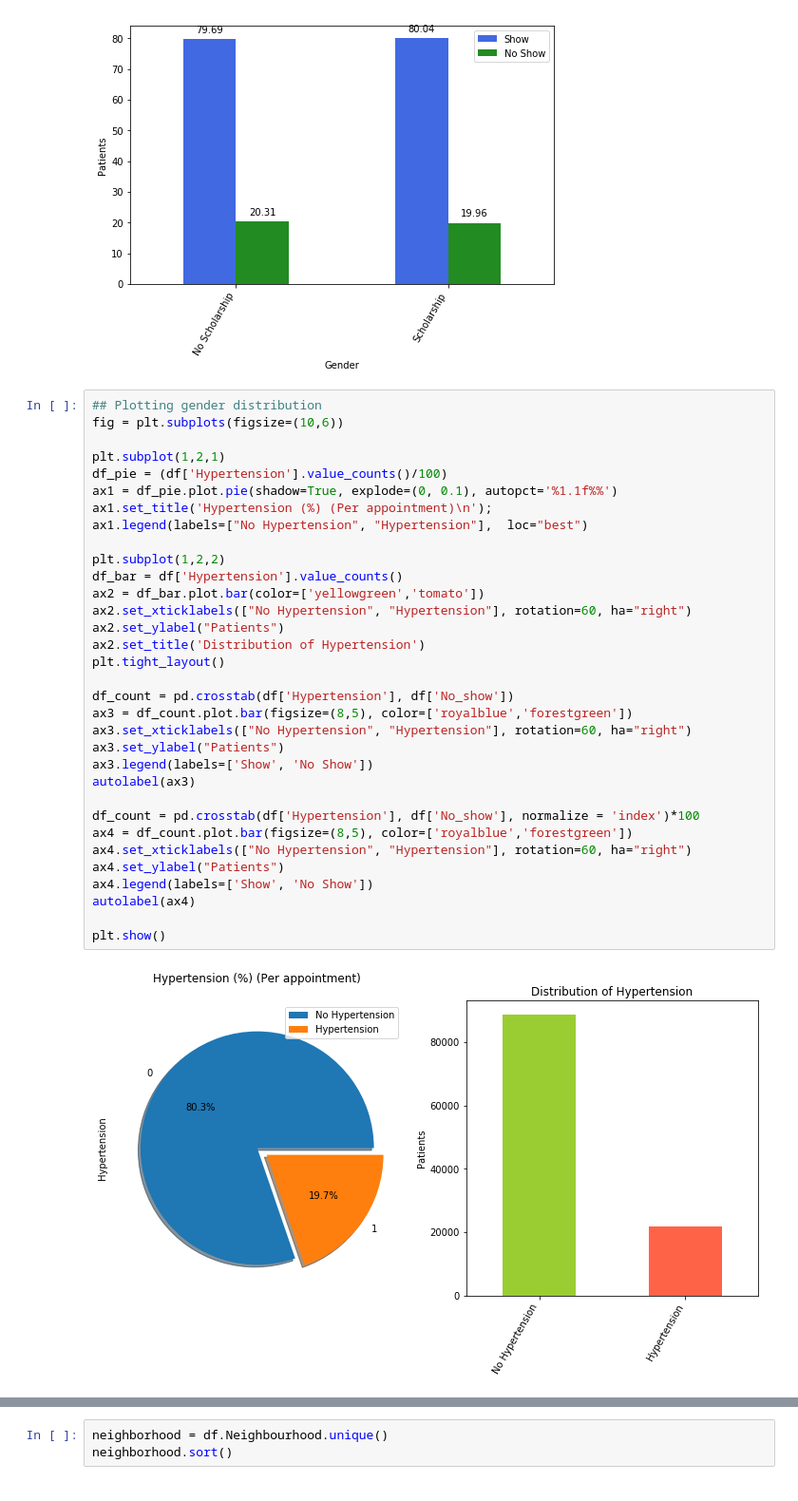
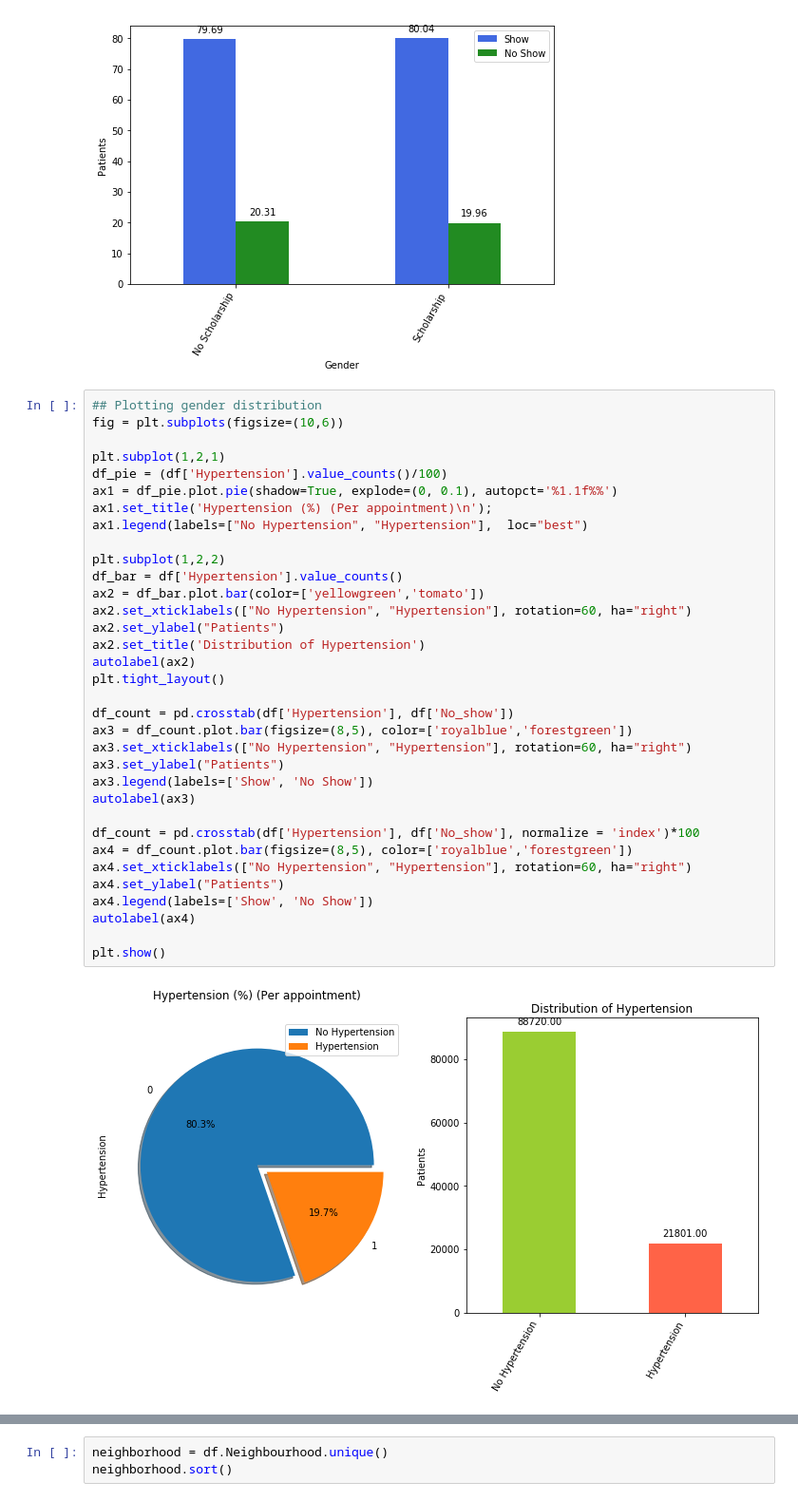
Before and after one commit to Lashuk1729/Medical-Appointment-No-Shows, a Jupyter notebook: Investigate_a_Dataset.ipynb, the cells around one changed output, grey strips where cells are left out. Shown at 95% size. Cells and saved outputs as stored; diff of their text form.

```diff
--- a/Investigate_a_Dataset.ipynb
+++ b/Investigate_a_Dataset.ipynb
@@ -519,34 +519,35 @@ fig = plt.subplots(figsize=(10,6))
 plt.subplot(1,2,1)
 df_pie = (df['Hypertension'].value_counts()/100)
 ax1 = df_pie.plot.pie(shadow=True, explode=(0, 0.1), autopct='%1.1f%%')
 ax1.set_title('Hypertension (%) (Per appointment)\n');
 ax1.legend(labels=["No Hypertension", "Hypertension"],  loc="best")
 
 plt.subplot(1,2,2)
 df_bar = df['Hypertension'].value_counts()
 ax2 = df_bar.plot.bar(color=['yellowgreen','tomato'])
 ax2.set_xticklabels(["No Hypertension", "Hypertension"], rotation=60, ha="right")
 ax2.set_ylabel("Patients")
 ax2.set_title('Distribution of Hypertension')
+autolabel(ax2)
 plt.tight_layout()
 
 df_count = pd.crosstab(df['Hypertension'], df['No_show'])
 ax3 = df_count.plot.bar(figsize=(8,5), color=['royalblue','forestgreen'])
 ax3.set_xticklabels(["No Hypertension", "Hypertension"], rotation=60, ha="right")
 ax3.set_ylabel("Patients")
 ax3.legend(labels=['Show', 'No Show'])
 autolabel(ax3)
 
 df_count = pd.crosstab(df['Hypertension'], df['No_show'], normalize = 'index')*100
 ax4 = df_count.plot.bar(figsize=(8,5), color=['royalblue','forestgreen'])
 ax4.set_xticklabels(["No Hypertension", "Hypertension"], rotation=60, ha="right")
 ax4.set_ylabel("Patients")
 ax4.legend(labels=['Show', 'No Show'])
 autolabel(ax4)
 
 plt.show()
 # %% [output]
-[figure, old version]
+[figure, new version]
 [figure]
 [figure]
 # %%
```
Also changed, not shown: parts of 5 cells of this notebook.
